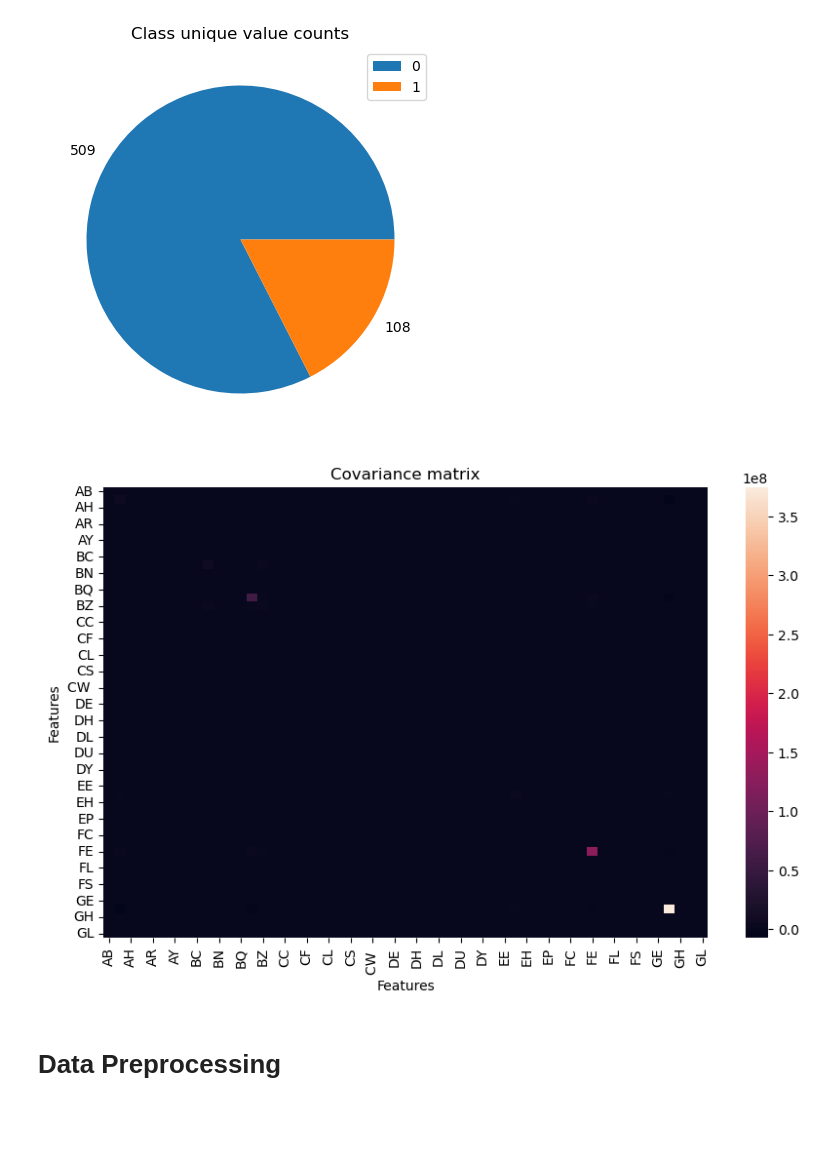
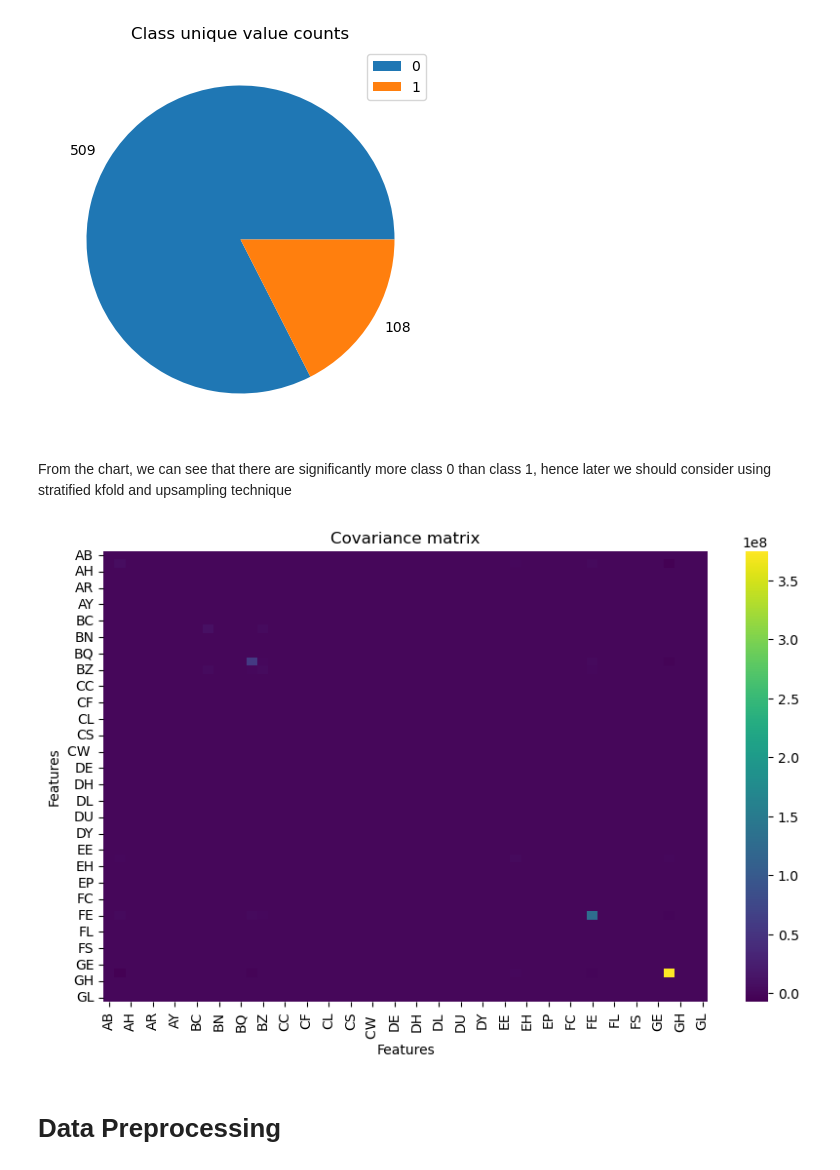
Before and after one commit to quangbui04/age-condition, a Jupyter notebook: age-conditions.ipynb, the cells around one changed output. Cells and saved outputs as stored; diff of their text form; code cells hidden in the pictures; blank space fills up the shorter version.

```diff
--- a/age-conditions.ipynb
+++ b/age-conditions.ipynb
@@ -132,18 +126,19 @@ plt.title("Class unique value counts")
 plt.show()
 # %% [output]
 [figure]
+# %% [markdown]
+From the chart, we can see that there are significantly more class 0 than class 1, hence later we should consider using stratified kfold and upsampling technique
 # %%
-# From covariance matrix, you can see that only 3 features that are deeply correlated to each other, hence consider using PCA with around 3-5 components
 cov_matrix = df_train.iloc[:, :-1].cov(numeric_only=True)
 
 plt.figure(figsize=(10,6))
-sns.heatmap(cov_matrix)
+sns.heatmap(cov_matrix, cmap='viridis')
 plt.title("Covariance matrix")
 plt.xlabel("Features")
 plt.ylabel("Features")
 plt.show()
 # %% [output]
-[figure, old version]
+[figure, new version]
 # %% [markdown]
 # Data Preprocessing
 # %% [markdown]
```
Also changed, not shown: parts of 32 cells of this notebook.
